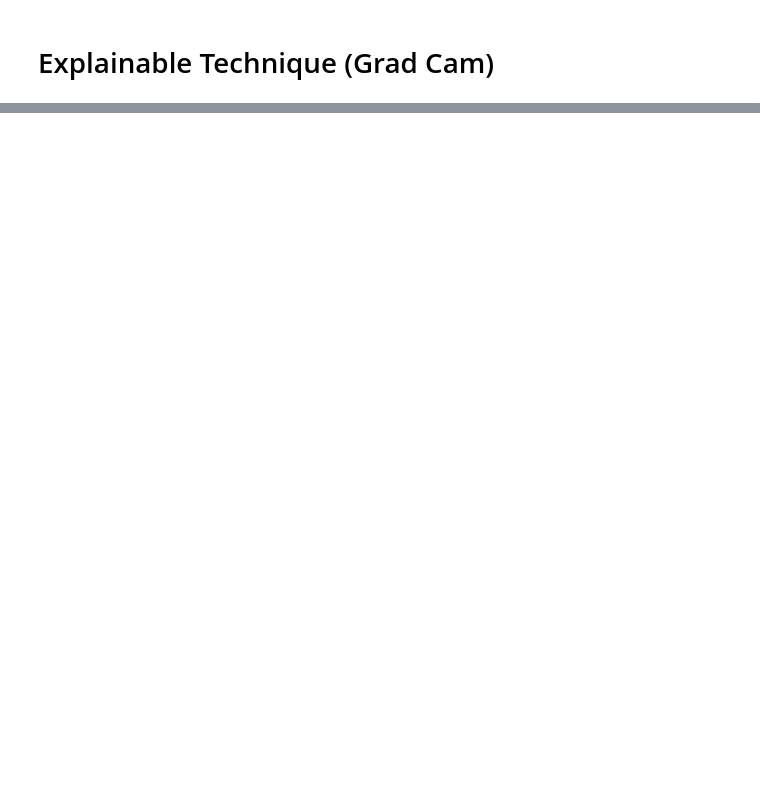
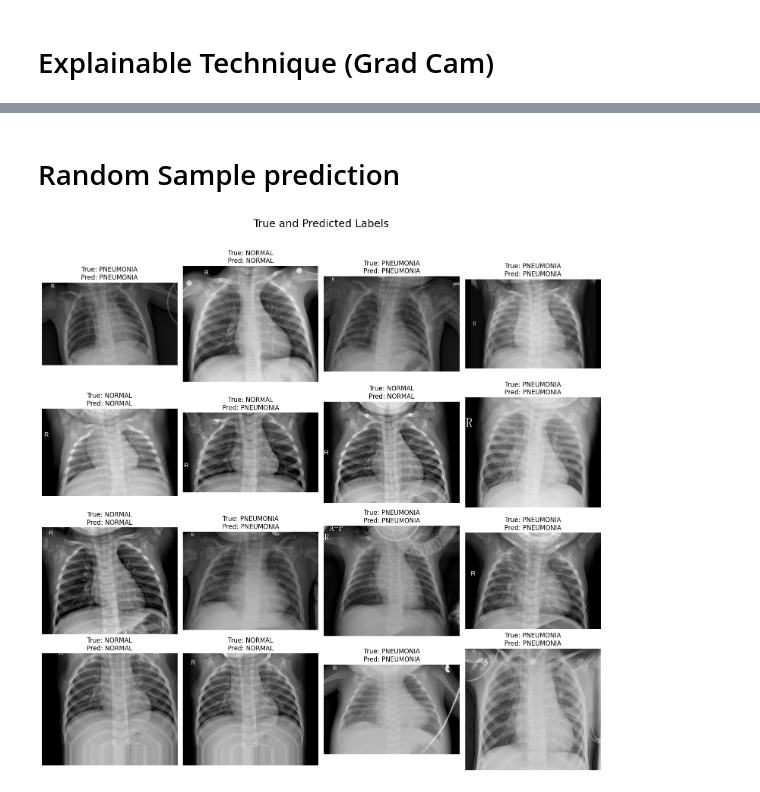
Before and after one commit to ABDELHALIM9/deep-learing-project, a Jupyter notebook: xception-final.ipynb, the cells around one changed output, grey strips where cells are left out. Cells and saved outputs as stored; diff of their text form; code cells hidden in the pictures; blank space fills up the shorter version.

```diff
--- a/xception-final.ipynb
+++ b/xception-final.ipynb
@@ -706,0 +765,45 @@ display_gradcam(img_path, heatmap)
+# %% [markdown]
+# Random Sample prediction
+# %%
+from tensorflow.keras.preprocessing.image import load_img, img_to_array
+# Path to test directory
+test_dir = '/kaggle/working/splits/test'
+
+# Collect all image paths and their corresponding true labels
+image_paths = []
+true_labels = []
+for cls in ['NORMAL', 'PNEUMONIA']:
+    cls_path = os.path.join(test_dir, cls)
+    for img_name in os.listdir(cls_path):
+        image_paths.append(os.path.join(cls_path, img_name))
+        true_labels.append(cls)
+
+# Randomly select 16 images
+selected_indices = random.sample(range(len(image_paths)), 16)
+selected_images = [image_paths[i] for i in selected_indices]
+selected_labels = [true_labels[i] for i in selected_indices]
+
+# Plot images with predictions
+fig, axes = plt.subplots(4, 4, figsize=(15, 15))
+fig.suptitle('True and Predicted Labels', fontsize=20)
+for i, ax in enumerate(axes.flat):
+    img_path = selected_images[i]
+    true_label = selected_labels[i]
+
+    # Preprocess image and predict
+    img_array = preprocess_image(img_path)
+    prediction = model.predict(img_array, verbose=0)[0][0]
+    predicted_label = 'PNEUMONIA' if prediction > 0.5 else 'NORMAL'
+
+    # Load original image
+    img = load_img(img_path)
+
+    # Display image with labels
+    ax.imshow(img)
+    ax.axis('off')
+    ax.set_title(f"True: {true_label}\nPred: {predicted_label}")
+
+plt.tight_layout(rect=[0, 0, 1, 0.96])
+plt.show()
+# %% [output]
+[figure, added]
```
Also changed, not shown: parts of 8 cells of this notebook.
